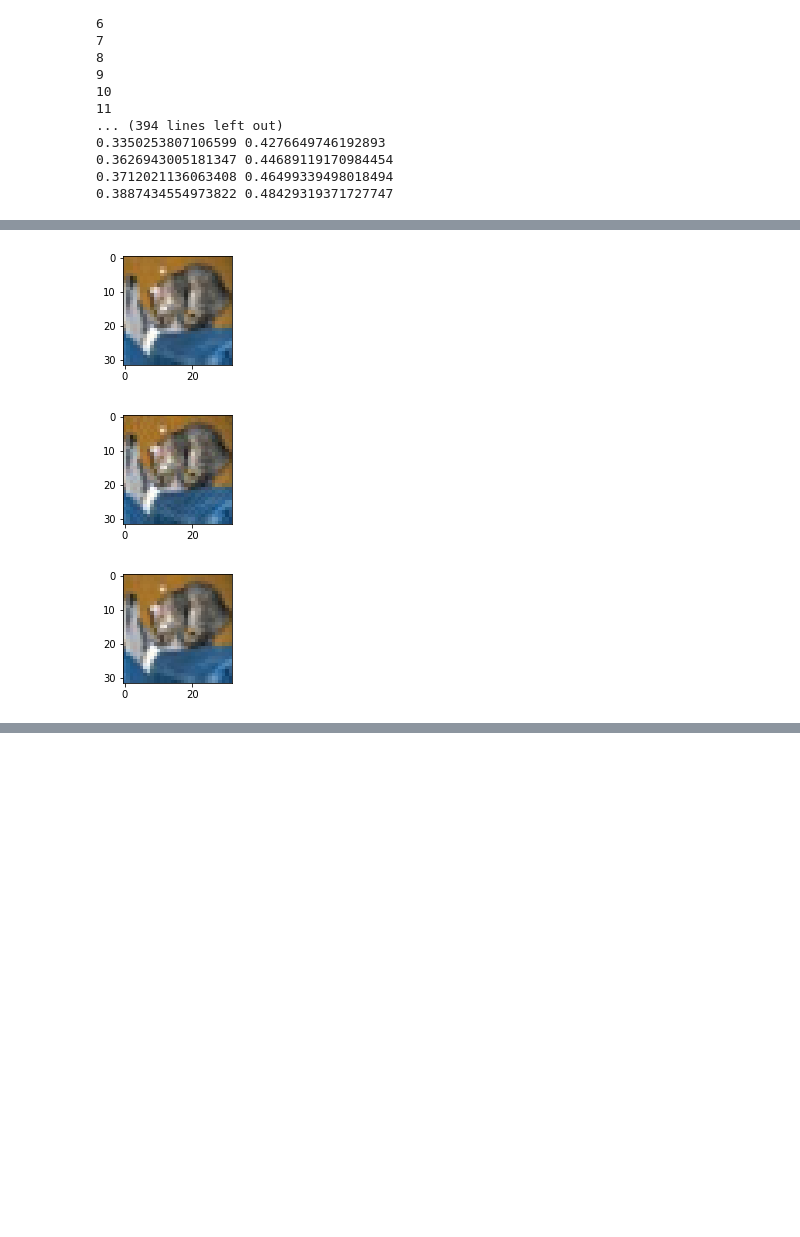
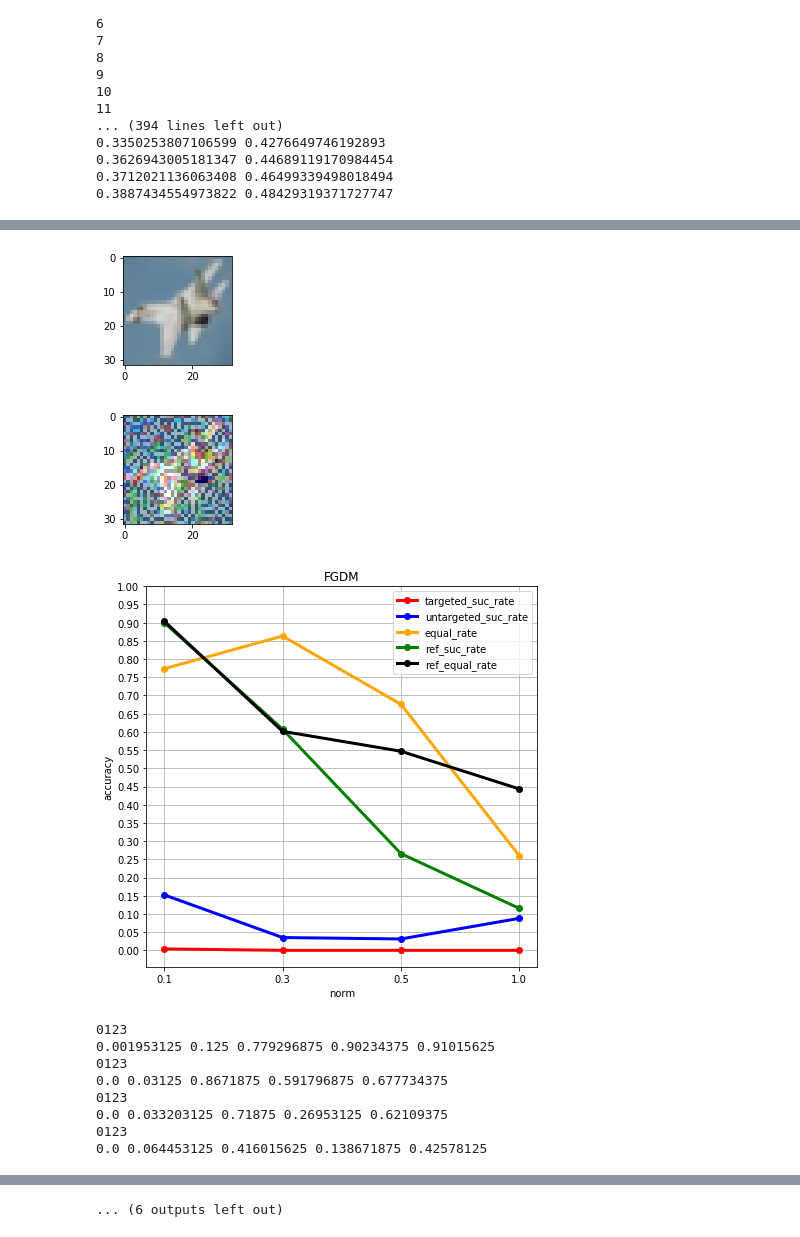
Before and after one commit to CharlesHan24/ML-term-proj, a Jupyter notebook: experiment.ipynb, the cells around one changed output, grey strips where cells are left out. Cells and saved outputs as stored; diff of their text form; code cells hidden in the pictures; blank space fills up the shorter version.

Commit message:
add experiment

```diff
--- a/experiment.ipynb
+++ b/experiment.ipynb
@@ -230,8 +1082,7 @@ def plot_img(img):
 
 def pertube(net, inps, targets, eps):
     length = 32. * 1.7
-    eps2 = eps / 5 * 3
-    iter_time = 10
+    iter_time = 20
     pert = torch.zeros(inps.shape, dtype=torch.float32).to(device)
 
     criterion = nn.CrossEntropyLoss()
@@ -243,34 +1094,41 @@ def pertube(net, inps, targets, eps):
         #import pdb
         #pdb.set_trace()
         loss = criterion(outputs, targets)
-        #print(loss)
         loss.backward()
-        grad = torch.sign(inputs.grad.data) * eps2
-        pert = torch.clamp(pert + grad, min=-eps, max=eps)
-        #pert = eps * length * pert / torch.norm(pert.reshape(targets.shape[0], -1), dim=1).reshape(targets.shape[0], 1, 1, 1)
+        grad = inputs.grad.data
+        grad = eps * length / 10 * grad / torch.norm(grad.reshape(targets.shape[0], -1), dim=1).reshape(targets.shape[0], 1, 1, 1)
+        pert = pert + grad
+        pert = eps * length * pert / torch.norm(pert.reshape(targets.shape[0], -1), dim=1).reshape(targets.shape[0], 1, 1, 1)
+        pert = torch.clamp(pert, min=-1, max=1)
 
     return pert
 
 
-def experiment_attack2(net_set):
+def experiment_attack(net_set):
     for i in range(5):
         net_set[i].eval()
-    for eps in [1e-2, 2e-2, 5e-2, 1e-1, 3e-1]:
-        for i in range(2):
-            for j in range(i + 1, 2):
+
+    for i in range(5):
+        for j in range(i + 1, 5):
+            acc_x, acc_y, equal_rate = [], [], []
+            referred = []
+            equal_rate2 = []
+            for eps in [1e-2, 2e-2, 3e-2, 1e-1, 3e-1, 5e-1, 1]:
                 acc1 = 0
                 acc2 = 0
                 acc3 = 0
+                refer = 0
+                equal = 0
                 for batch_idx, (inputs, targets) in enumerate(testloader):
                     inps = inputs.to(device)
                     tgts = targets.to(device)
-                    fake = torch.tensor(np.random.randint(0, 10, targets.shape[0]), dtype=torch.int64).to(device)
+                    fake = gen_dif(targets)
                     pert = pertube(net_set[i], inps, fake, eps)
                     inps -= pert
                     tmp = inps.to("cpu").numpy()
                     #import pdb
                     #pdb.set_trace()
-                    if batch_idx == 0:
+                    if batch_idx == 0 and j == 1:
                         plot_img(restore_fig(inputs[10].numpy()))
                         plot_img(restore_fig(tmp[10]))
 
@@ -282,12 +1140,37 @@ def experiment_attack2(net_set):
                     acc2 += pred2.eq(tgts).sum().item()
                     acc3 += pred2.eq(pred1).sum().item()
 
-                acc1 /= 10000
-                acc2 /= 10000
-                acc3 /= 10000
-                print(acc1, acc2, acc3)
+                    inps = inputs.to(device)
+                    pert1 = torch.randn(inputs.shape).to(device)
+                    pert1 = pert1 / torch.norm(pert1.reshape(targets.shape[0], -1), dim=1).reshape(targets.shape[0], 1, 1, 1)
+                    pert2 = torch.randn(inputs.shape).to(device)
+                    pert2 = pert2 / torch.norm(pert2.reshape(targets.shape[0], -1), dim=1).reshape(targets.shape[0], 1, 1, 1)
+                    oup1 = net_set[i](inps + pert1 * eps * 32. * 1.7)
+                    oup2 = net_set[j](inps + pert2 * eps * 32. * 1.7)
+                    _, pred1 = oup1.max(1)
+                    _, pred2 = oup2.max(1)
+                    refer += pred1.eq(tgts).sum().item()
+                    equal += pred2.eq(pred1).sum().item()
+
+                    print(batch_idx, end="")
+                    if batch_idx >= 3:
+                        break
+                print("")
+
+                acc1 /= 512
+                acc2 /= 512
+                acc3 /= 512
+                refer /= 512
+                equal /= 512
+                acc_x.append(acc1)
+                acc_y.append(acc2)
+                equal_rate.append(acc3)
+                referred.append(refer)
+                equal_rate2.append(equal)
+                print(acc1, acc2, acc3, refer, equal)
+            plot_trend([1e-2, 2e-2, 3e-2, 1e-1, 3e-1, 5e-1, 1], acc_x, acc_y, equal_rate, referred, equal_rate2, "FGDM")
 
 
 
-experiment_attack2(net_set)
+experiment_attack(net_set)
 # %% [output]
@@ -305,3 +1191,11 @@ experiment_attack2(net_set)
-[figure, old version]
+[figure, new version]
-[figure, old version]
+[figure, new version]
-[figure, old version]
+[figure, new version]
+0123
+0.001953125 0.125 0.779296875 0.90234375 0.91015625
+0123
+0.0 0.03125 0.8671875 0.591796875 0.677734375
+0123
+0.0 0.033203125 0.71875 0.26953125 0.62109375
+0123
+0.0 0.064453125 0.416015625 0.138671875 0.42578125
@@ -308,0 +1203 @@ experiment_attack2(net_set)
+... (6 outputs left out)
```
Also changed, not shown: parts of 24 cells of this notebook, 1 other file.
